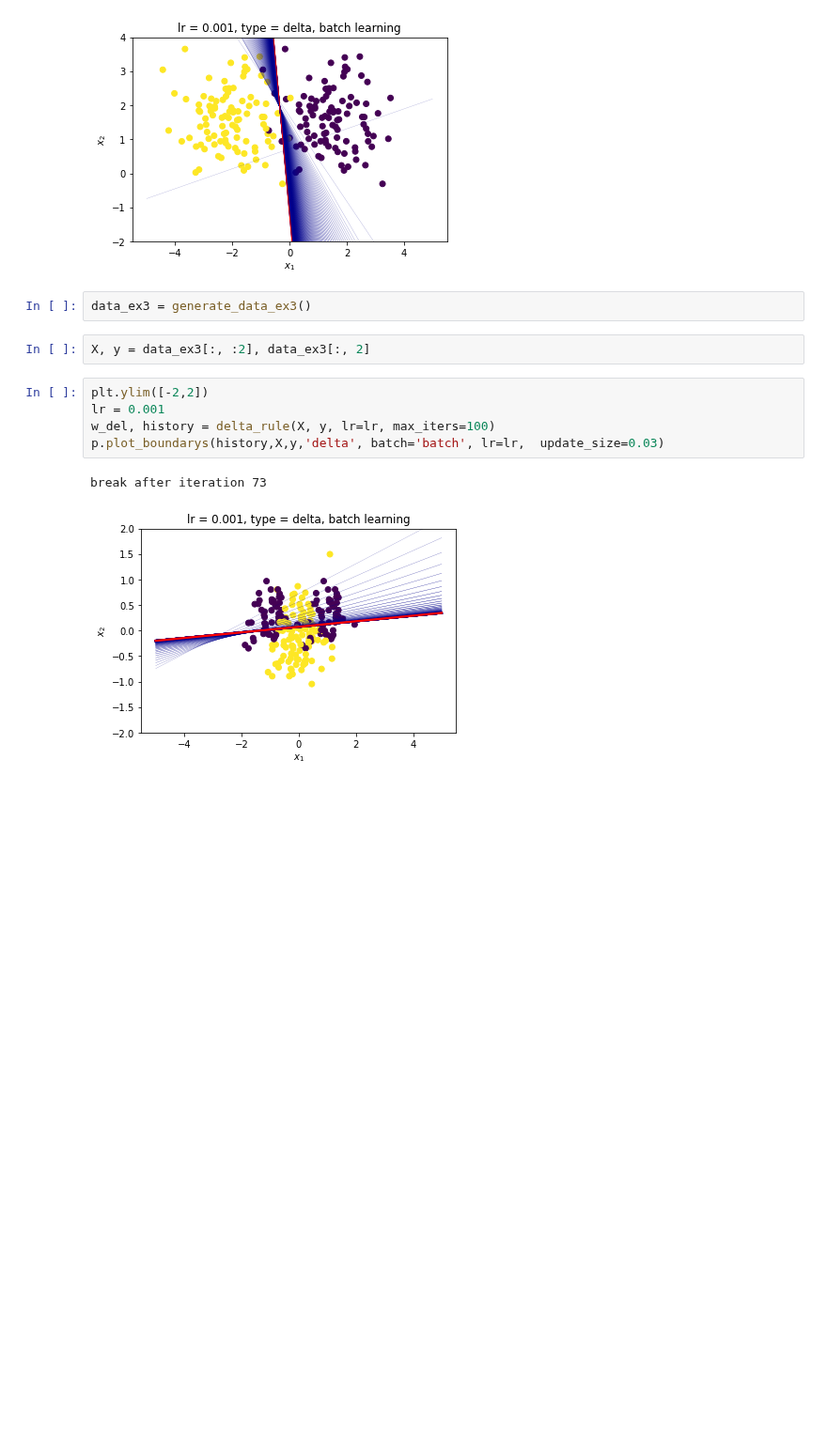
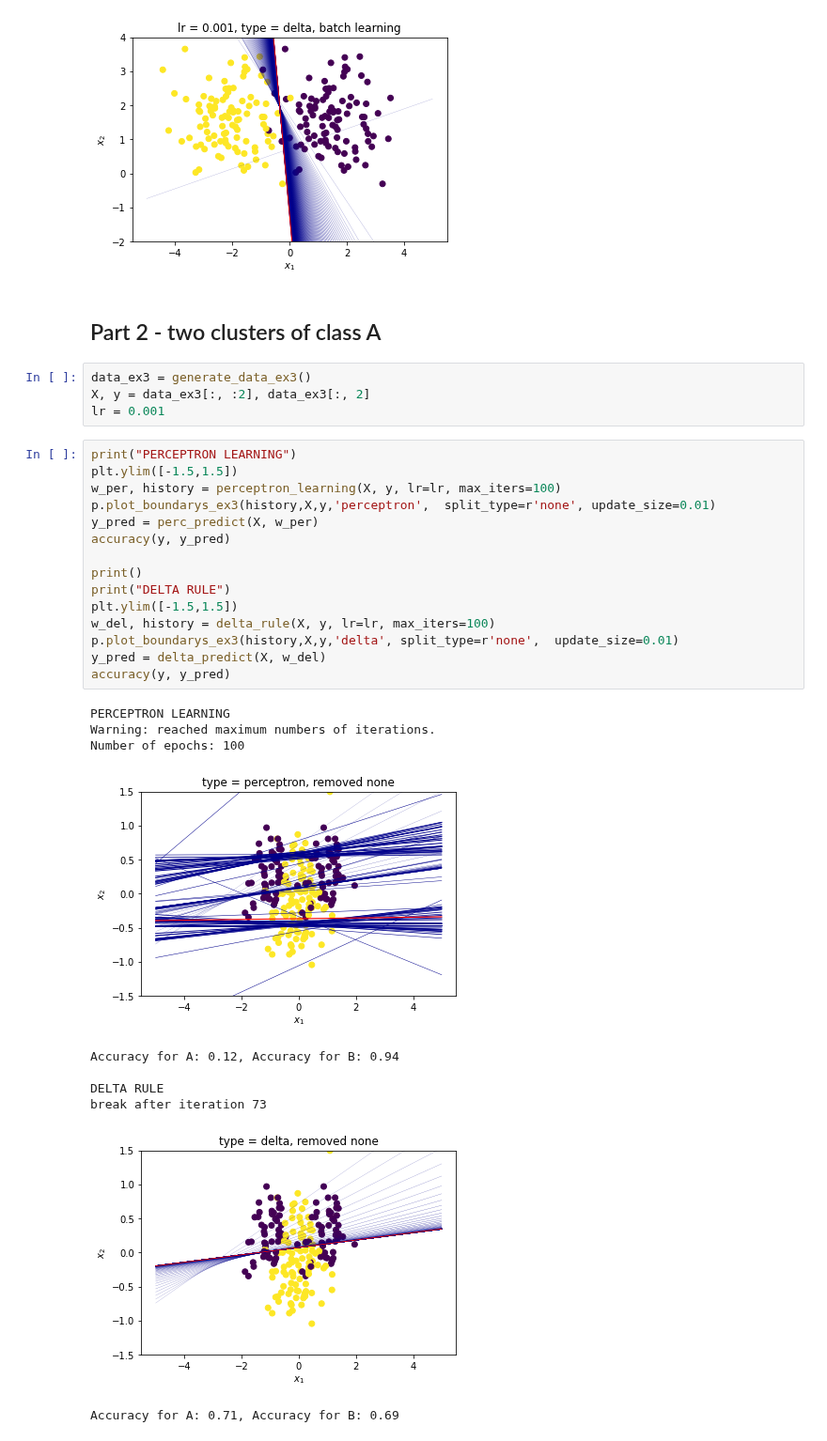
Before and after one commit to kenza-bouzid/ann_labs, a Jupyter notebook: 3.1.3.ipynb, the cells around one changed output. Shown at 94% size. Drawn from its saved outputs; the diff is of its cells as text; blank space fills up the shorter version.

```diff
--- a/3.1.3.ipynb
+++ b/3.1.3.ipynb
@@ -31,15 +33,35 @@ Number of epochs: 100
 [figure]
 break after iteration 87
 [figure]
-# %%
-data_ex3 = generate_data_ex3()
+# %% [markdown]
+## Part 2 - two clusters of class A
 # %%
+data_ex3 = generate_data_ex3()
 X, y = data_ex3[:, :2], data_ex3[:, 2]
+lr = 0.001
-# %%
-plt.ylim([-2,2])
-lr = 0.001
-w_del, history = delta_rule(X, y, lr=lr, max_iters=100)
-p.plot_boundarys(history,X,y,'delta', batch='batch', lr=lr,  update_size=0.03)
-# %% [output]
-break after iteration 73
-[figure, removed]
+# %%
+print("PERCEPTRON LEARNING")
+plt.ylim([-1.5,1.5])
+w_per, history = perceptron_learning(X, y, lr=lr, max_iters=100)
+p.plot_boundarys_ex3(history,X,y,'perceptron',  split_type=r'none', update_size=0.01)
+y_pred = perc_predict(X, w_per)
+accuracy(y, y_pred)
+
+print()
+print("DELTA RULE")
+plt.ylim([-1.5,1.5])
+w_del, history = delta_rule(X, y, lr=lr, max_iters=100)
+p.plot_boundarys_ex3(history,X,y,'delta', split_type=r'none',  update_size=0.01)
+y_pred = delta_predict(X, w_del)
+accuracy(y, y_pred)
+# %% [output]
+PERCEPTRON LEARNING
+Warning: reached maximum numbers of iterations.
+Number of epochs: 100
+[figure, added]
+Accuracy for A: 0.12, Accuracy for B: 0.94
+
+DELTA RULE
+break after iteration 73
+[figure, added]
+Accuracy for A: 0.71, Accuracy for B: 0.69
```
Also changed, not shown: parts of 15 cells of this notebook, 3 other files.
